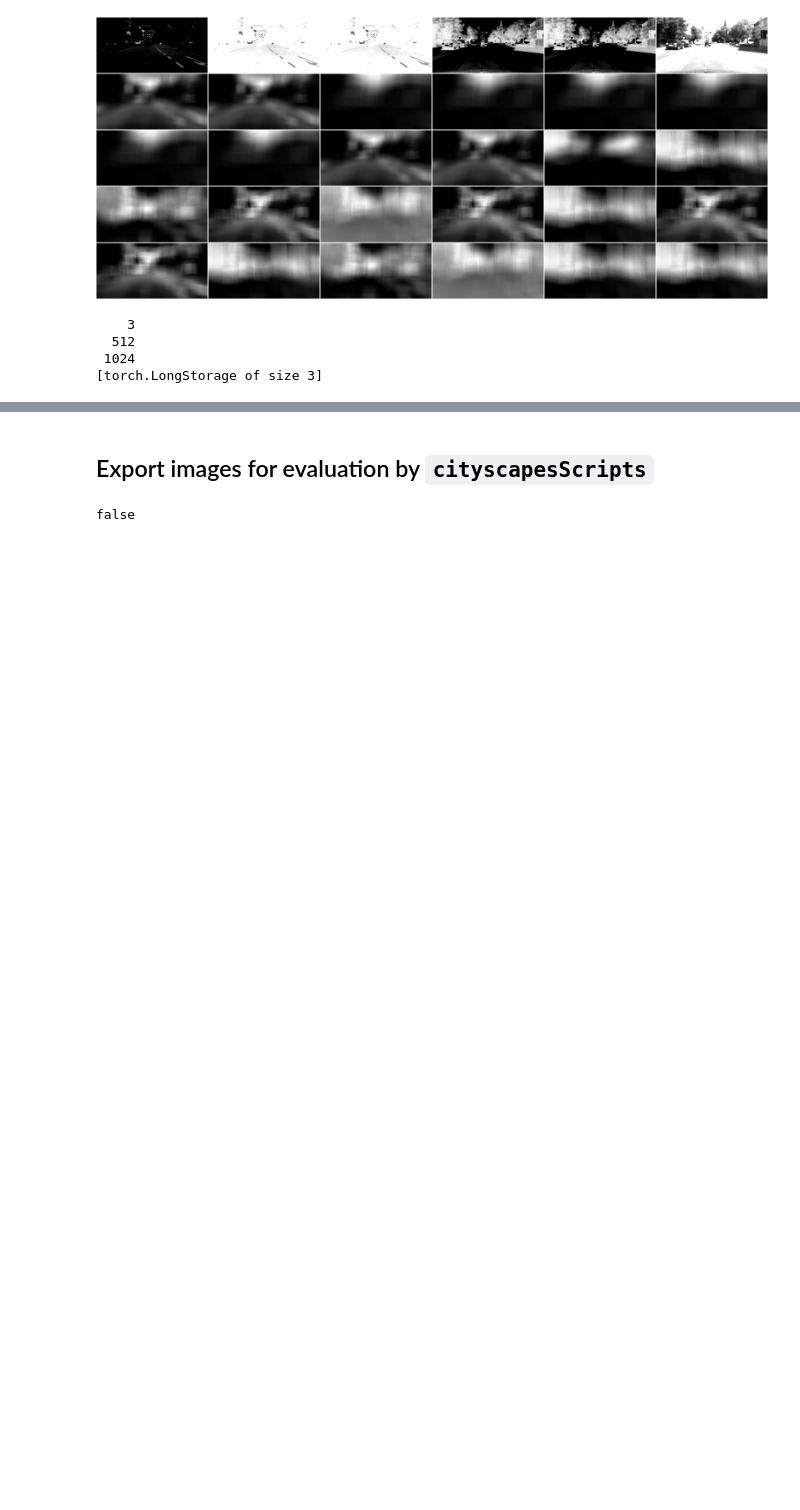
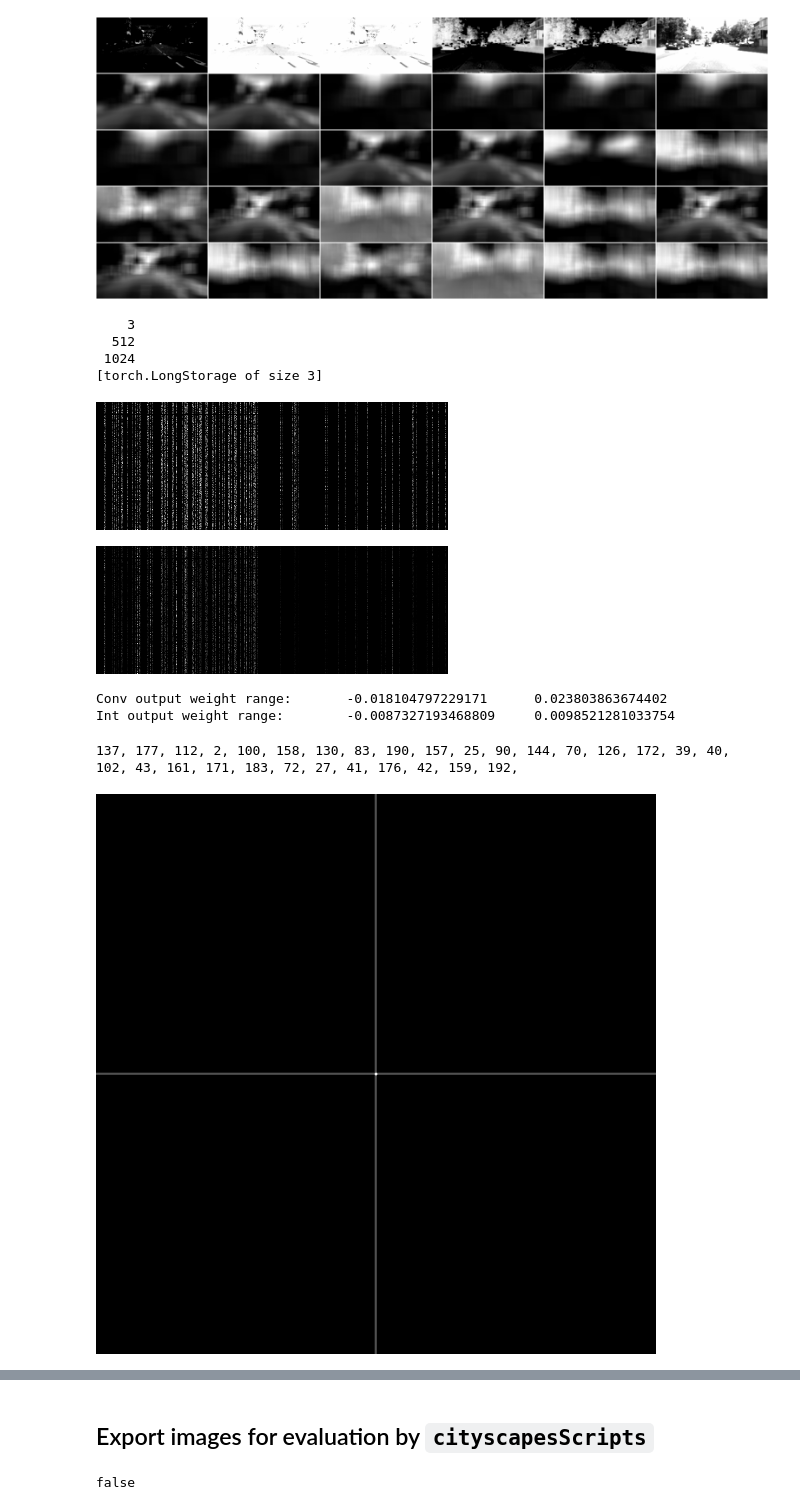
Before and after one commit to shrubb/integral-layer, a Jupyter notebook: Segmentation-GPU-CS-template.ipynb, the cells around one changed output, grey strips where cells are left out. Cells and saved outputs as stored; diff of their text form; code cells hidden in the pictures; blank space fills up the shorter version.

```diff
--- a/Segmentation-GPU-CS-template.ipynb
+++ b/Segmentation-GPU-CS-template.ipynb
@@ -9,7 +10,7 @@ exact = true
 package.loaded.cityscapes = nil
 cityscapes = require 'cityscapes'
 
-cityscapes.relative = '/media/hpc4_Raid/e_burkov/Datasets/Cityscapes/'
+cityscapes.relative = '/home/shrubb/Datasets/Cityscapes/'
 nClasses = cityscapes.nClasses -- 19
 
 trainFiles = cityscapes.loadNames('train')
@@ -987,6 +1027,35 @@ net:forward(imCuda)
   512
  1024
 [torch.LongStorage of size 3]
+# %%
+package.loaded.WindowDebugger = nil
+require 'WindowDebugger'
+
+local int = net:get(3):get(1):get(3):get(4)
+local bn = net:get(3):get(2)
+local conv = net:get(3):get(4)
+
+local w = conv.weight:squeeze():float()
+local bnW = bn.weight:float():view(1,-1)
+local bnOutMeans = bn.output:float():abs():mean(3):mean(4):mean(1):view(1,-1)
+itorch.image(torch.abs(w))
+w:cmul(bnOutMeans:expandAs(w))
+itorch.image(torch.abs(w))
+wConv = w[{{}, {1, 64+96}}]
+print('Conv output weight range:', wConv:min(), wConv:max())
+w = w[{{}, {64+96+1, -1}}]
+print('Int output weight range:', w:min(), w:max())
+local scores = w:abs():mean(1):squeeze()
+local worstIdx = select(2, torch.sort(scores, true))[{{1,30}}]
+for k = 1,worstIdx:nElement() do io.stdout:write(worstIdx[k] .. ', ') end
+itorch.image(WindowDebugger.drawBoxes(int, scores))
+# %% [output]
+[figure, added]
+[figure, added]
+Conv output weight range:       -0.018104797229171      0.023803863674402
+Int output weight range:        -0.0087327193468809     0.0098521281033754
+137, 177, 112, 2, 100, 158, 130, 83, 190, 157, 25, 90, 144, 70, 126, 172, 39, 40, 102, 43, 161, 171, 183, 72, 27, 41, 176, 42, 159, 192,
+[figure, added]
 # %%
 package.loaded.WindowDebugger = nil
 require 'WindowDebugger'
```
Also changed, not shown: parts of 19 cells of this notebook, 7 other files.
